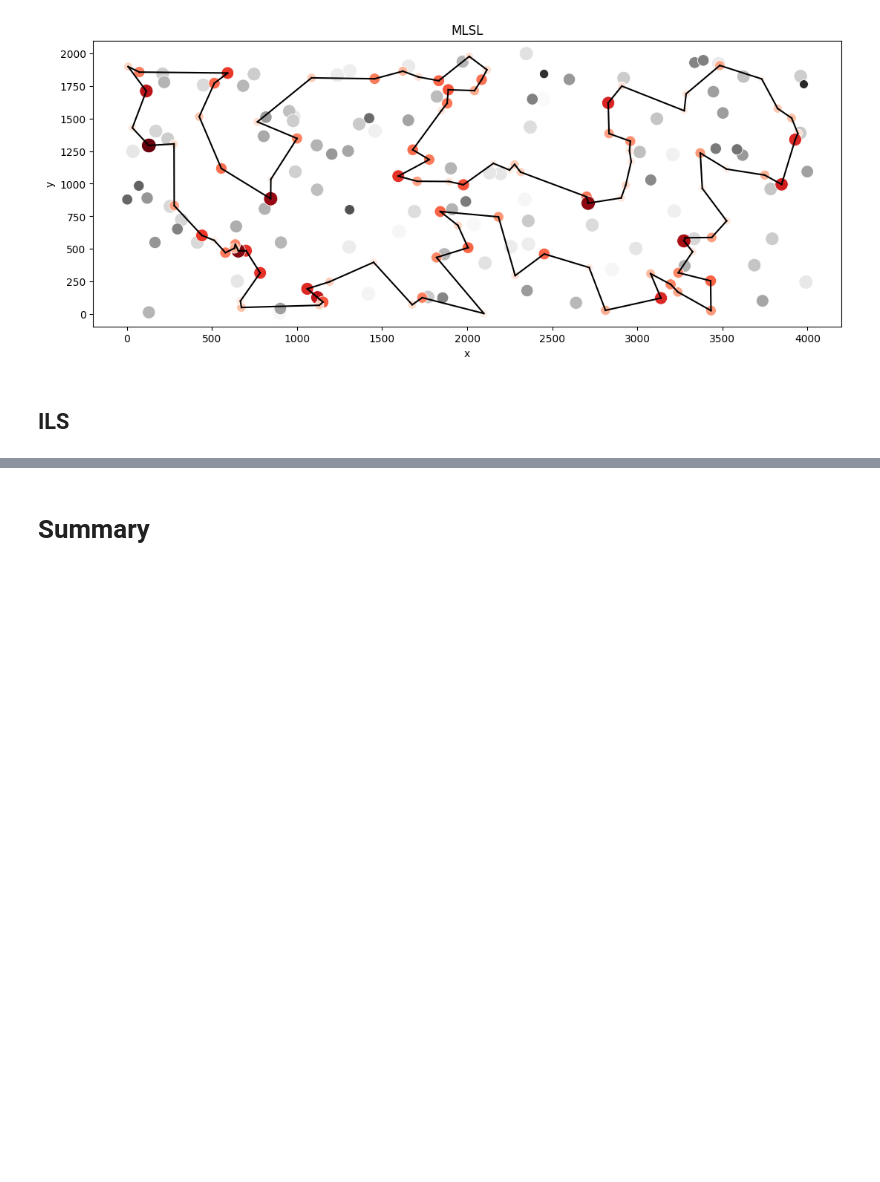
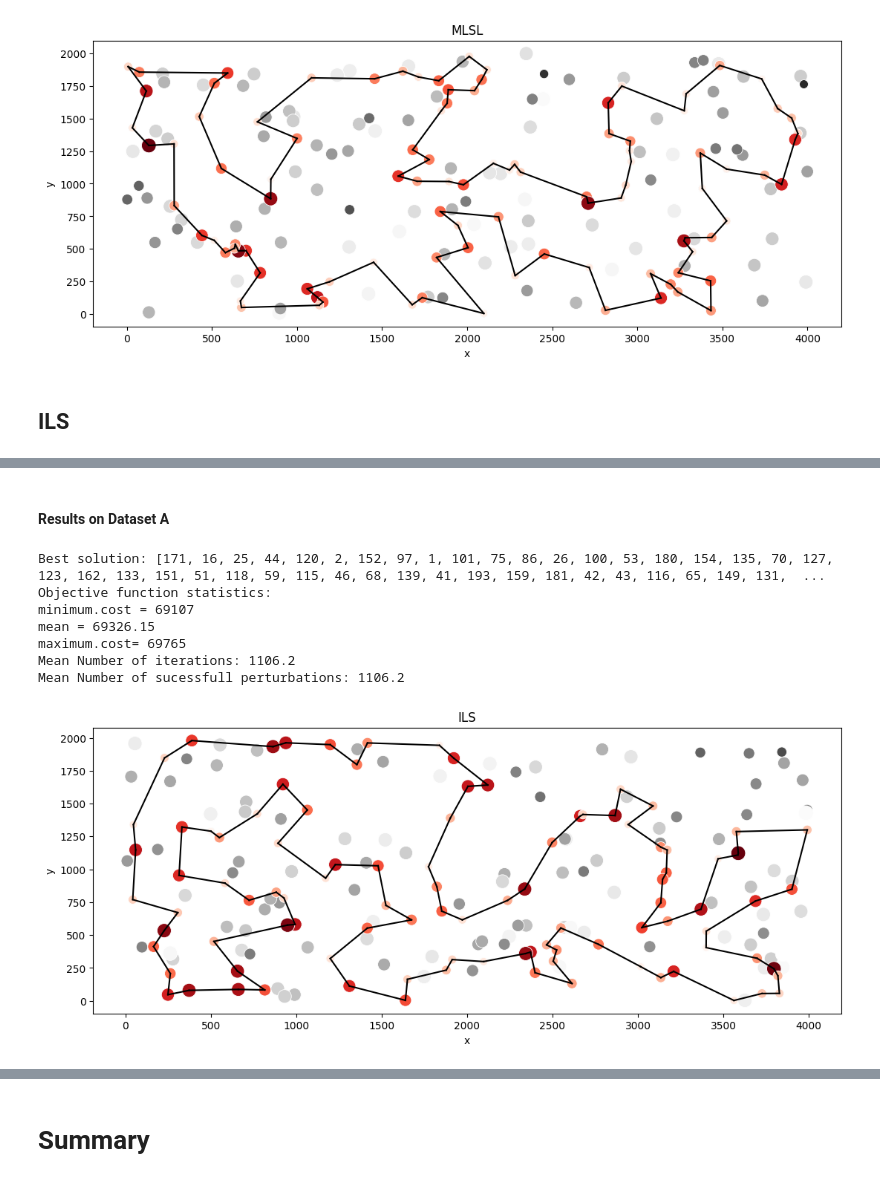
Before and after one commit to TheodorePtr/put-evolutionary-computations, a Jupyter notebook: notebooks/06-MSLS-ILS.ipynb, the cells around one changed output, grey strips where cells are left out. Drawn from its saved outputs; the diff is of its cells as text; code cells hidden in the pictures; blank space fills up the shorter version.

```diff
--- a/notebooks/06-MSLS-ILS.ipynb
+++ b/notebooks/06-MSLS-ILS.ipynb
@@ -123,0 +186,53 @@ maximum.cost= 46137
+# %% [markdown]
+#### Results on Dataset A
+# %%
+class ILSMetrics:
+    def __init__(
+        self,
+        solution: pd.DataFrame,
+        n_executions: float,
+        num_sucessfull_perturbations: int,
+    ):
+        self.cost = function_cost(solution)
+        self.solution = list(solution.index)
+        self.n_executions = n_executions
+        self.num_sucessfull_perturbations = num_sucessfull_perturbations
+
+
+def run_ils(ils: IteratedLocalSearch) -> ILSMetrics:
+    best_solution, num_local_searches, num_sucessfull_perturbations = ils()
+    return ILSMetrics(best_solution, num_local_searches, num_sucessfull_perturbations)
+# %%
+ils_runs = 20
+msls_iterations = 200
+time_budget_sec = 11 * msls_iterations
+ils = IteratedLocalSearch(ds=ds_a, dm=dm_a, max_runtime=time_budget_sec)
+
+
+metrics: list[ILSMetrics] = Parallel(n_jobs=-1)(
+    delayed(run_ils)(ils) for _ in range(ils_runs)
+)
+
+minimum = min(metrics, key=lambda x: x.cost)
+mean = sum([metric.cost for metric in metrics]) / len(metrics)
+maximum = max(metrics, key=lambda x: x.cost)
+mean_n_iterations = sum([metric.n_executions for metric in metrics]) / len(metrics)
+mean_n_sucessfull_perturbations = sum(
+    [metric.num_sucessfull_perturbations for metric in metrics]
+) / len(metrics)
+# %%
+print(f"Best solution: {minimum.solution}")
+print("Objective function statistics:")
+print(f"{minimum.cost = }\n{mean = }\n{maximum.cost= }")
+print(f"Mean Number of iterations: {mean_n_iterations}")
+print(f"Mean Number of sucessfull perturbations: {mean_n_iterations}")
+plot_solution(ds_a, minimum.solution, title="ILS")
+# %% [output]
+Best solution: [171, 16, 25, 44, 120, 2, 152, 97, 1, 101, 75, 86, 26, 100, 53, 180, 154, 135, 70, 127, 123, 162, 133, 151, 51, 118, 59, 115, 46, 68, 139, 41, 193, 159, 181, 42, 43, 116, 65, 149, 131,  ...
+Objective function statistics:
+minimum.cost = 69107
+mean = 69326.15
+maximum.cost= 69765
+Mean Number of iterations: 1106.2
+Mean Number of sucessfull perturbations: 1106.2
+[figure, added]
```
Also changed, not shown: parts of 10 cells of this notebook.
